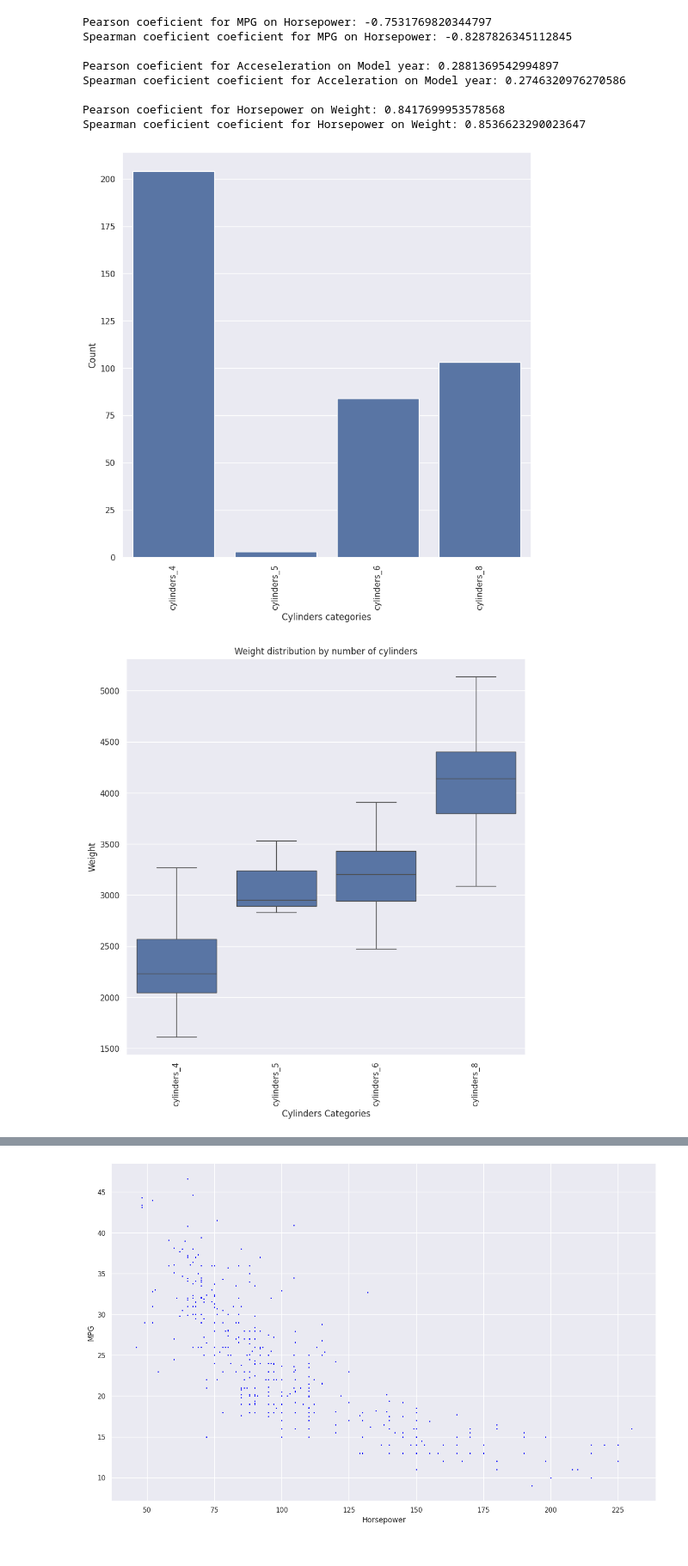
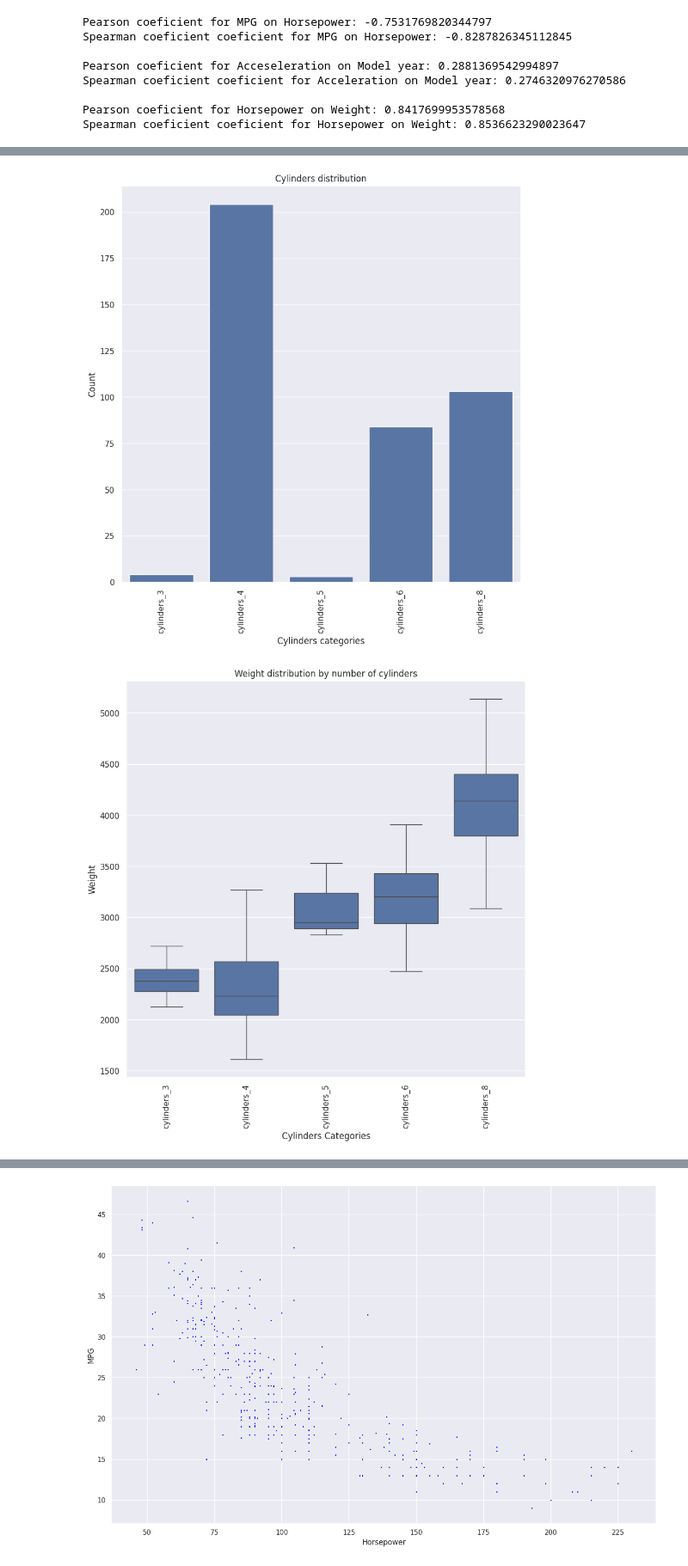
Before and after one commit to EthanCrowe/AD_labs, a Jupyter notebook: lab_4/lab_4.ipynb, the cells around one changed output, grey strips where cells are left out. Shown at 86% size. Saved outputs shown, nothing was run; the diff lists cells and outputs as text; code cells hidden in the pictures.

```diff
--- a/lab_4/lab_4.ipynb
+++ b/lab_4/lab_4.ipynb
@@ -124,7 +124,7 @@ class Data:
                 print(f"Directory '{self.data_directory}' does not exist. Creating one new.")
                 os.mkdir(self.data_directory)
 
-            self.DeleteDataFile()
+            #self.DeleteDataFile()
 
             # Завантажуємо архів із даними
             request = Request(self.data_link, method="GET")
@@ -741,18 +741,21 @@ class DataPart2_PD(Data):
         print()
 
 
-    def OneHotEncoding(self):
-        encoder = OneHotEncoder(drop='first', sparse_output=False)
-        encoded_features = encoder.fit_transform(self.data_pd[["cylinders"]])
-        encoded_feature_names = encoder.get_feature_names_out(["cylinders"])
+    def OneHotEncoding(self, feature: str):
+        encoder = OneHotEncoder(sparse_output=False)
+        encoded_features = encoder.fit_transform(self.data_pd[[feature]])
+        encoded_feature_names = encoder.get_feature_names_out([feature])
         encoded_df = pd.DataFrame(encoded_features, columns=encoded_feature_names)
-        data_encoded = pd.concat([self.data_pd, encoded_df], axis=1).drop(["cylinders"], axis=1)
+        data_encoded = pd.concat([self.data_pd, encoded_df], axis=1).drop([feature], axis=1)
 
+        return data_encoded, encoded_feature_names
+
+    def OHEShow(self, data_encoded, encoded_feature_names):
         category_counts = data_encoded[encoded_feature_names].sum(axis=0)
         sns.barplot(x=category_counts.index, y=category_counts.values)
         plt.xlabel('Cylinders categories')
         plt.ylabel('Count')
-        plt.title('The number of cars by the number of cylinders')
+        plt.title('Cylinders distribution')
         plt.xticks(rotation=90)
         plt.show()
 
@@ -773,6 +776,13 @@ class DataPart2_PD(Data):
         plt.title('Weight distribution by number of cylinders')
         plt.xticks(rotation=90)
         plt.show()
+
+        # sns.boxplot(x='cylinders', y='weight', data=self.data_pd)
+        # plt.xlabel('Cylinders Categories')
+        # plt.ylabel('Weight')
+        # plt.title('Weight distribution by number of cylinders')
+        # plt.xticks(rotation=90)
+        # plt.show()
 
     def ShowNormGraphs(self):
         fig, axs = plt.subplots(nrows=5, figsize=(8, 20))
@@ -800,8 +810,14 @@ class DataPart2_PD(Data):
         plt.tight_layout()
         plt.show()
 
-    def BuildGraphForAllFeatures(self):
+    def BuildGraphForAllFeatures(self, num_cols):
         sns.pairplot(self.data_pd, hue="cylinders")
+        plt.show()
+
+        corr = self.data_pd[num_cols].corr()
+        sns.heatmap(corr, annot=True, cmap='coolwarm')
+        plt.title("Correlation heatmap")
+        plt.show()
 # %%
 data2 = DataPart2_PD(
     "data",
@@ -886,8 +913,15 @@ Spearman coeficient coeficient for Acceleration on Model year: 0.274632097627058
 
 Pearson coeficient for Horsepower on Weight: 0.8417699953578568
 Spearman coeficient coeficient for Horsepower on Weight: 0.8536623290023647
-# %%
-data2.OneHotEncoding()
-# %% [output]
-[figure, removed]
-[figure, removed]
+# %%
+data_encoded, encoded_feature_names = data2.OneHotEncoding("cylinders")
+
+print("\t\tOne hot encoded data by 'Cylinders'")
+print(tabulate(data_encoded.head(n=20), headers="keys", tablefmt="psql"))
+print()
+print("Encoded feature names")
+print(encoded_feature_names)
+print()
+
+data2.OHEShow(data_encoded, encoded_feature_names)
+# %% [output]
@@ -894 +945,3 @@ data2.OneHotEncoding()
+[figure, added]
+[figure, added]
 # %%
```
Also changed, not shown: parts of 5 cells of this notebook.
